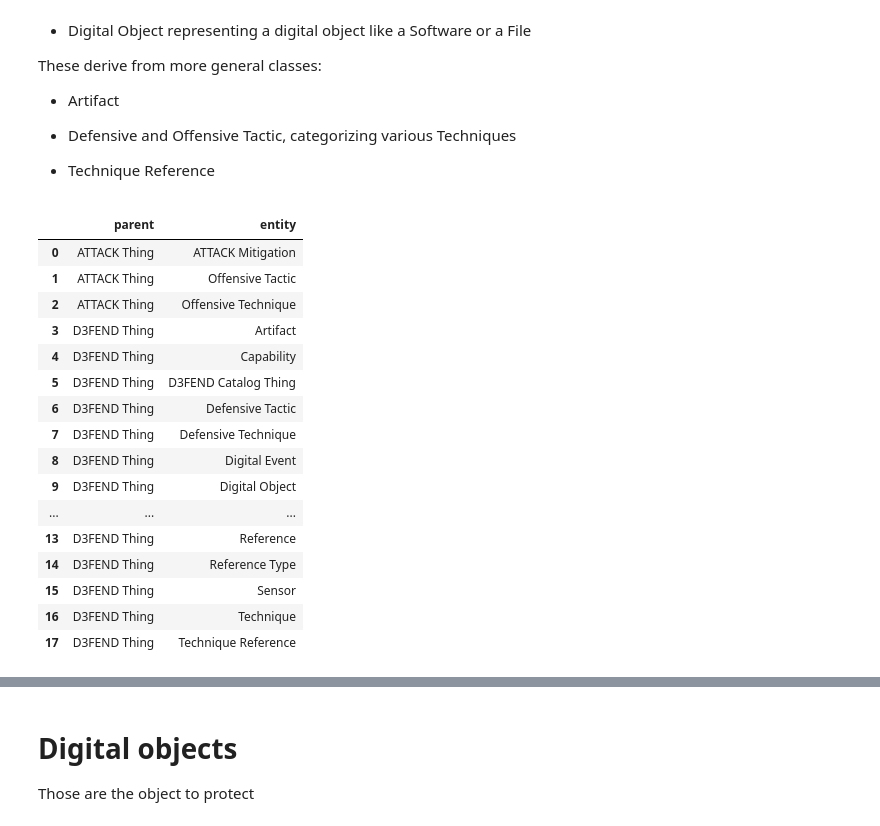
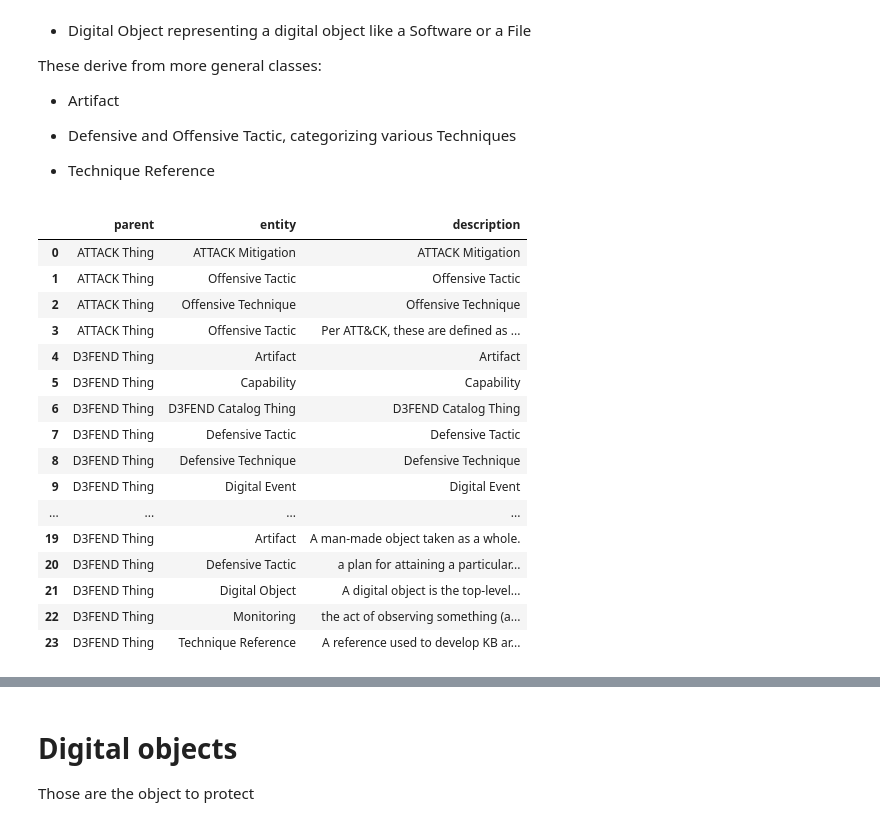
Before and after one commit to par-tec/security-ontologies, a Jupyter notebook: d4f-notebook.py.ipynb, the cells around one changed output, grey strips where cells are left out. Cells and saved outputs as stored; diff of their text form; code cells hidden in the pictures.

```diff
--- a/d4f-notebook.py.ipynb
+++ b/d4f-notebook.py.ipynb
@@ -86,35 +86,36 @@ These derive from more general classes:
 # %%
 overview = """
 SELECT DISTINCT
-?parent ?entity
+?parent ?entity ?description
 WHERE {
 ?sub rdfs:subClassOf ?class ;
-rdfs:label ?entity
+     rdfs:label ?entity ;
+     (rdfs:comment|rdfs:label) ?description
 .
 ?class rdfs:label ?parent
  VALUES (?class) { (d3f:D3FENDThing) (d3f:ATTACKThing)}
 }
 ORDER BY (?parent)
 """
 sparql_dataframe.get(endpoint, prefixes+ overview)
 # %% [output]
-|  | parent | entity |
-| 0 | ATTACK Thing | ATTACK Mitigation |
-| 1 | ATTACK Thing | Offensive Tactic |
-| 2 | ATTACK Thing | Offensive Technique |
-| 3 | D3FEND Thing | Artifact |
-| 4 | D3FEND Thing | Capability |
-| 5 | D3FEND Thing | D3FEND Catalog Thing |
-| 6 | D3FEND Thing | Defensive Tactic |
-| 7 | D3FEND Thing | Defensive Technique |
-| 8 | D3FEND Thing | Digital Event |
-| 9 | D3FEND Thing | Digital Object |
-| ... | ... | ... |
-| 13 | D3FEND Thing | Reference |
-| 14 | D3FEND Thing | Reference Type |
-| 15 | D3FEND Thing | Sensor |
-| 16 | D3FEND Thing | Technique |
-| 17 | D3FEND Thing | Technique Reference |
+|  | parent | entity | description |
+| 0 | ATTACK Thing | ATTACK Mitigation | ATTACK Mitigation |
+| 1 | ATTACK Thing | Offensive Tactic | Offensive Tactic |
+| 2 | ATTACK Thing | Offensive Technique | Offensive Technique |
+| 3 | ATTACK Thing | Offensive Tactic | Per ATT&CK, these are defined as ... |
+| 4 | D3FEND Thing | Artifact | Artifact |
+| 5 | D3FEND Thing | Capability | Capability |
+| 6 | D3FEND Thing | D3FEND Catalog Thing | D3FEND Catalog Thing |
+| 7 | D3FEND Thing | Defensive Tactic | Defensive Tactic |
+| 8 | D3FEND Thing | Defensive Technique | Defensive Technique |
+| 9 | D3FEND Thing | Digital Event | Digital Event |
+| ... | ... | ... | ... |
+| 19 | D3FEND Thing | Artifact | A man-made object taken as a whole. |
+| 20 | D3FEND Thing | Defensive Tactic | a plan for attaining a particular... |
+| 21 | D3FEND Thing | Digital Object | A digital object is the top-level... |
+| 22 | D3FEND Thing | Monitoring | the act of observing something (a... |
+| 23 | D3FEND Thing | Technique Reference | A reference used to develop KB ar... |
 # %%
 ret = d3f.query("""
 prefix d3f: <http://d3fend.mitre.org/ontologies/d3fend.owl#>
```
Also changed, not shown: parts of 3 cells of this notebook, 4 other files.
